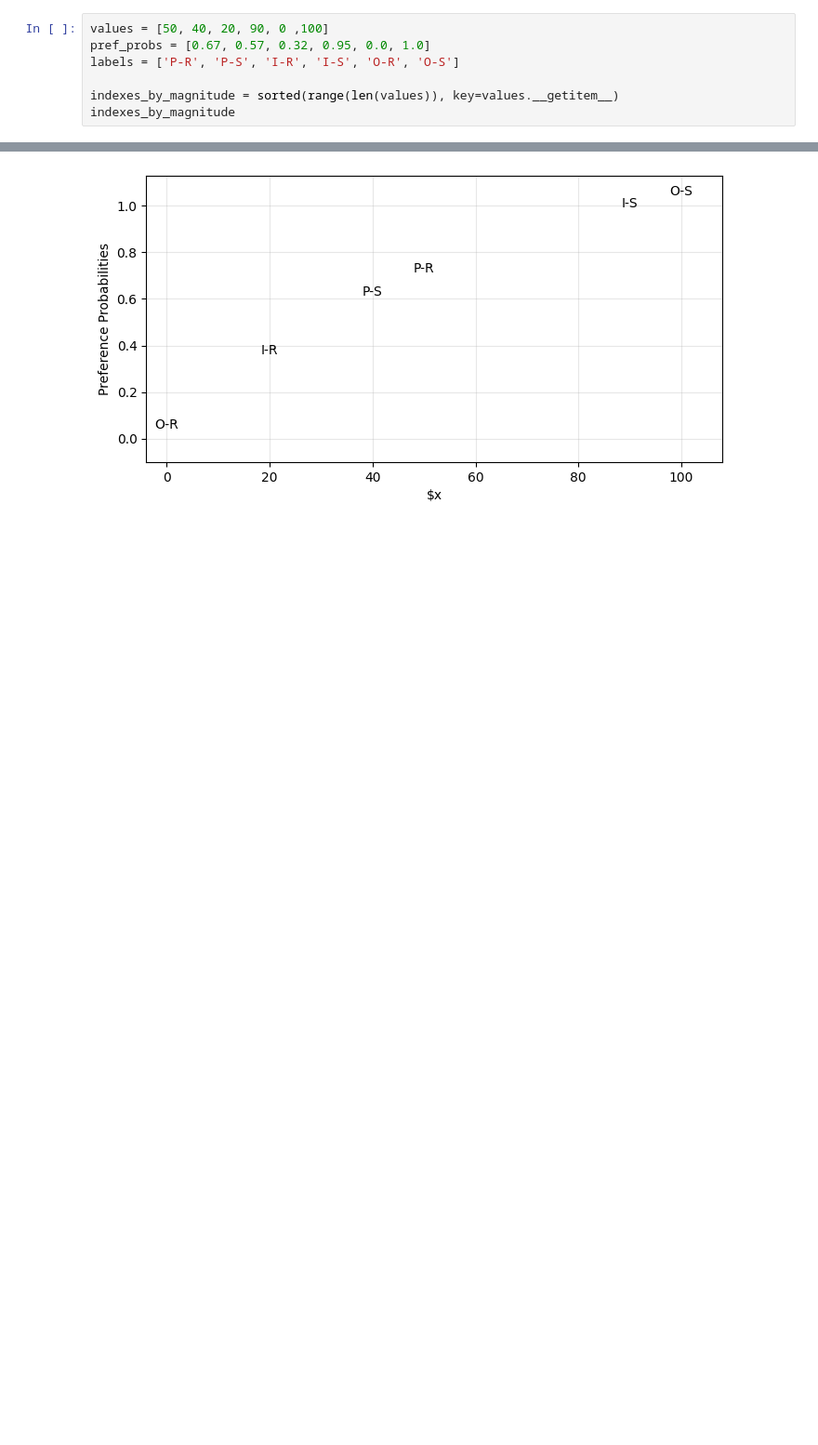
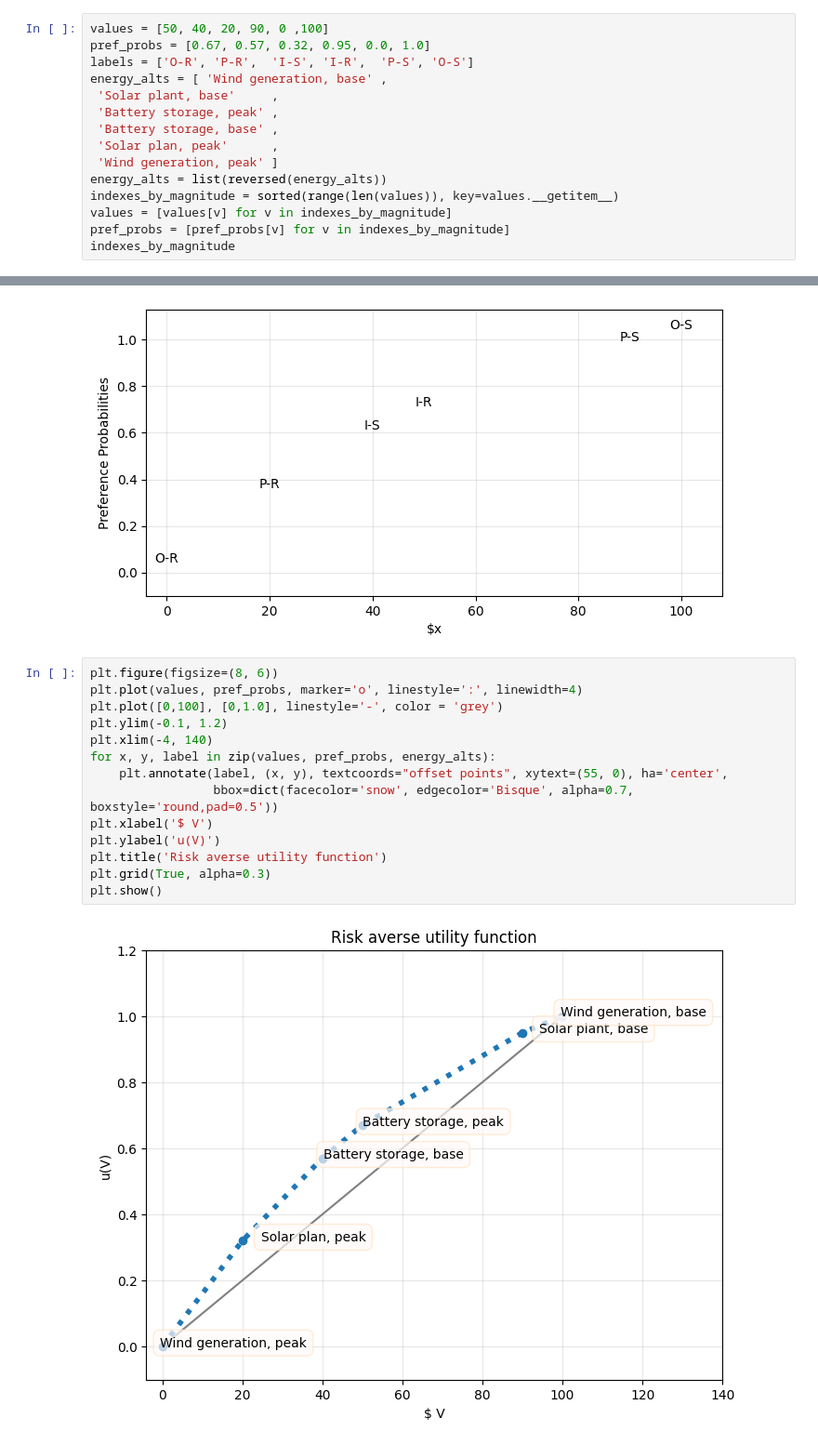
Before and after one commit to stanford-msande152/summer26, a Jupyter notebook: lit/manuscript/pp_utilities.ipynb, the cells around one changed output, grey strips where cells are left out. Shown at 93% size. Drawn from its saved outputs; the diff is of its cells as text; blank space fills up the shorter version.

```diff
--- a/lit/manuscript/pp_utilities.ipynb
+++ b/lit/manuscript/pp_utilities.ipynb
@@ -7,9 +7,17 @@ import matplotlib.pyplot as plt
 # %%
 values = [50, 40, 20, 90, 0 ,100]
 pref_probs = [0.67, 0.57, 0.32, 0.95, 0.0, 1.0]
-labels = ['P-R', 'P-S', 'I-R', 'I-S', 'O-R', 'O-S']
-
+labels = ['O-R', 'P-R',  'I-S', 'I-R',  'P-S', 'O-S']
+energy_alts = [ 'Wind generation, base' ,
+ 'Solar plant, base'     ,
+ 'Battery storage, peak' ,
+ 'Battery storage, base' ,
+ 'Solar plan, peak'      ,
+ 'Wind generation, peak' ]
+energy_alts = list(reversed(energy_alts))
 indexes_by_magnitude = sorted(range(len(values)), key=values.__getitem__)
+values = [values[v] for v in indexes_by_magnitude]
+pref_probs = [pref_probs[v] for v in indexes_by_magnitude]
 indexes_by_magnitude
 # %% [output]
 [4, 2, 1, 0, 3, 5]
@@ -65,3 +82,19 @@ plt.grid(True, alpha=0.3)
 plt.show()
 # %% [output]
 [figure]
+# %%
+plt.figure(figsize=(8, 6))
+plt.plot(values, pref_probs, marker='o', linestyle=':', linewidth=4)
+plt.plot([0,100], [0,1.0], linestyle='-', color = 'grey')
+plt.ylim(-0.1, 1.2)
+plt.xlim(-4, 140)
+for x, y, label in zip(values, pref_probs, energy_alts):
+    plt.annotate(label, (x, y), textcoords="offset points", xytext=(55, 0), ha='center',
+                 bbox=dict(facecolor='snow', edgecolor='Bisque', alpha=0.7, boxstyle='round,pad=0.5'))
+plt.xlabel('$ V')
+plt.ylabel('u(V)')
+plt.title('Risk averse utility function')
+plt.grid(True, alpha=0.3)
+plt.show()
+# %% [output]
+[figure, added]
```
Also changed, not shown: parts of 4 cells of this notebook, 10 other files.
